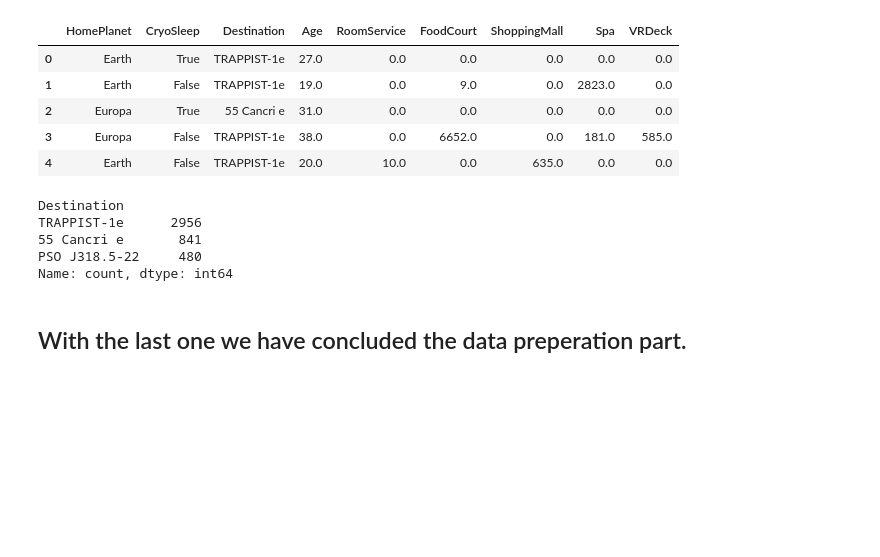
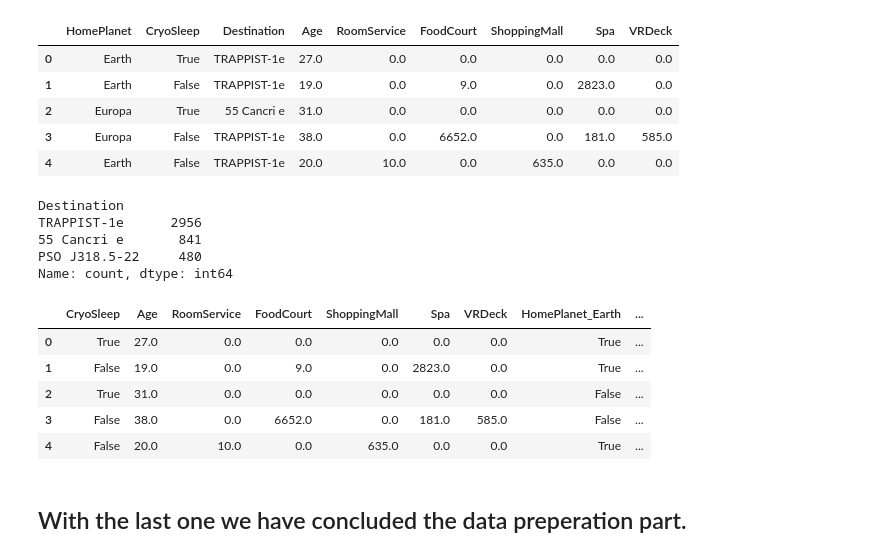
Before and after one commit to Yussufkadir/Spaceship_Titanic_Contest, a Jupyter notebook: titanic_dataset.ipynb, the cells around one changed output. Drawn from its saved outputs; the diff is of its cells as text; code cells hidden in the pictures; blank space fills up the shorter version.

```diff
--- a/titanic_dataset.ipynb
+++ b/titanic_dataset.ipynb
@@ -230,6 +232,17 @@ test['FoodCourt'] = test['FoodCourt'].fillna(test['FoodCourt'].mean())
 test['ShoppingMall'] = test['ShoppingMall'].fillna(test['ShoppingMall'].mean())
 test['Spa'] = test['Spa'].fillna(test['Spa'].mean())
 test['VRDeck'] = test['VRDeck'].fillna(test['VRDeck'].mean())
+# %%
+test = pd.get_dummies(test, columns=['HomePlanet','Destination'])
+# %%
+test.head()
+# %% [output]
+|  | CryoSleep | Age | RoomService | FoodCourt | ShoppingMall | Spa | VRDeck | HomePlanet_Earth | ... |
+| 0 | True | 27.0 | 0.0 | 0.0 | 0.0 | 0.0 | 0.0 | True | ... |
+| 1 | False | 19.0 | 0.0 | 9.0 | 0.0 | 2823.0 | 0.0 | True | ... |
+| 2 | True | 31.0 | 0.0 | 0.0 | 0.0 | 0.0 | 0.0 | False | ... |
+| 3 | False | 38.0 | 0.0 | 6652.0 | 0.0 | 181.0 | 585.0 | False | ... |
+| 4 | False | 20.0 | 10.0 | 0.0 | 635.0 | 0.0 | 0.0 | True | ... |
 # %% [markdown]
 ## With the last one we have concluded the data preperation part.
 # %%
```
Also changed, not shown: parts of 7 cells of this notebook.
